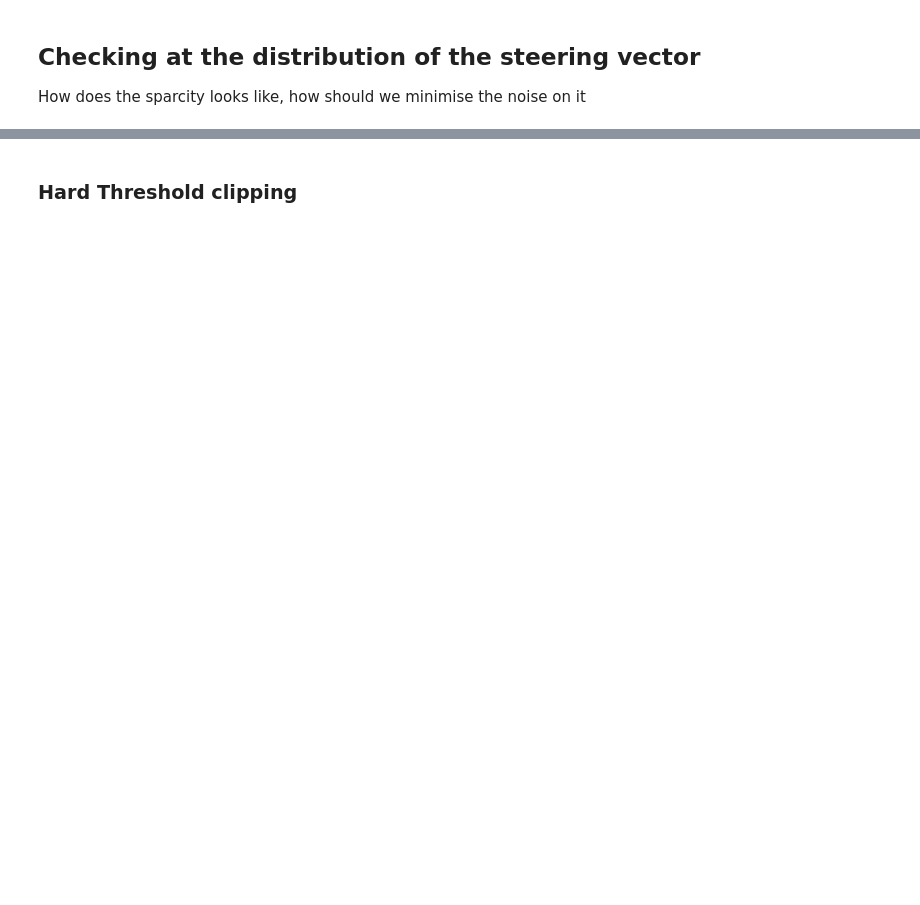
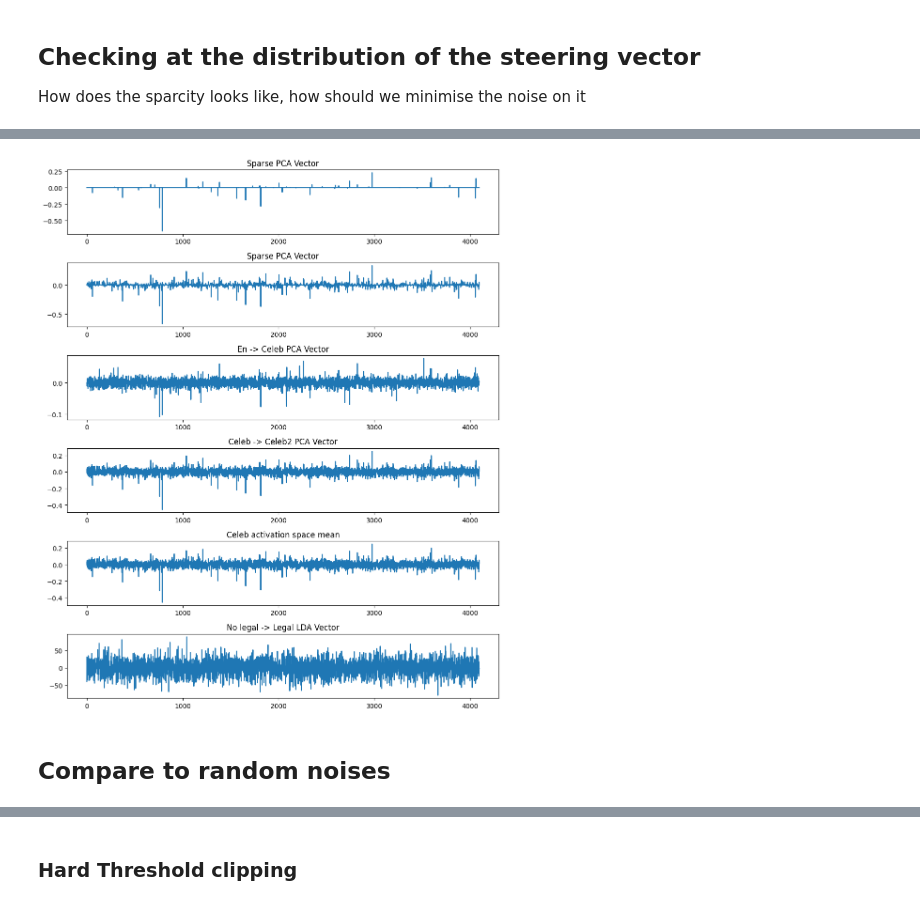
Before and after one commit to Thibaud-Ardoin/where-confabulation-lives, a Jupyter notebook: notebooks/check_the_vector_steeve.ipynb, the cells around one changed output, grey strips where cells are left out. Cells and saved outputs as stored; diff of their text form; code cells hidden in the pictures; blank space fills up the shorter version.

```diff
--- a/notebooks/check_the_vector_steeve.ipynb
+++ b/notebooks/check_the_vector_steeve.ipynb
@@ -26 +84,29 @@ steeve = vector_obj[1].get_vector({
+# %%
+fig, axs = plt.subplots(6, 1, figsize=(10, 12))
+
+axs[0].plot(steeve1)
+axs[0].set_title('Sparse PCA Vector')
+
+axs[1].plot(steeve11)
+axs[1].set_title('Sparse PCA Vector')
+
+axs[2].plot(steeve2)
+axs[2].set_title('En -> Celeb PCA Vector')
+
+axs[3].plot(steeve3)
+axs[3].set_title('Celeb -> Celeb2 PCA Vector')
+
+axs[4].plot(steeve)
+axs[4].set_title('Celeb activation space mean')
+
+axs[5].plot(lda_steeve)
+axs[5].set_title('No legal -> Legal LDA Vector')
+
+
+plt.tight_layout()
+plt.show()
+# %% [output]
+[figure, added]
+# %% [markdown]
+## Compare to random noises
 # %%
```
Also changed, not shown: parts of 6 cells of this notebook, 17 other files.
